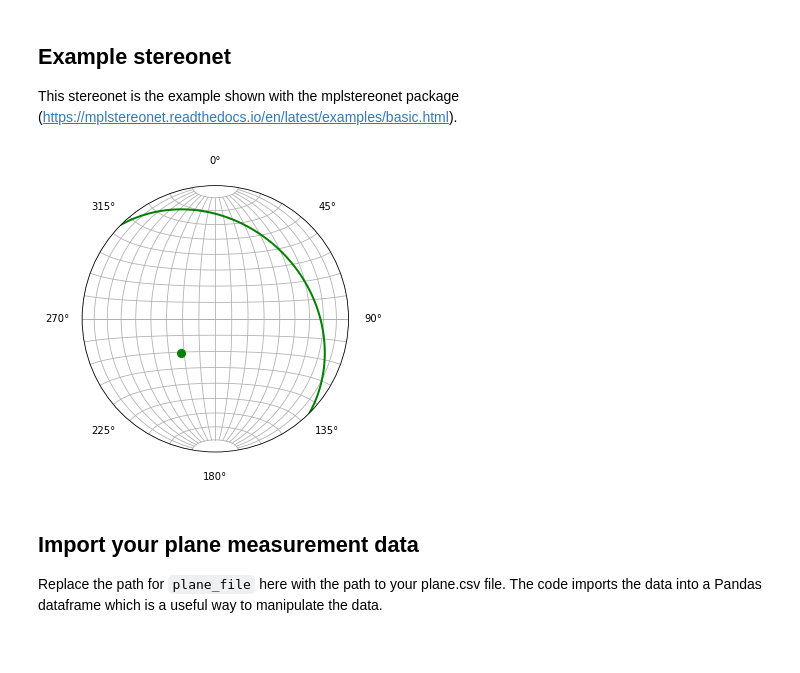
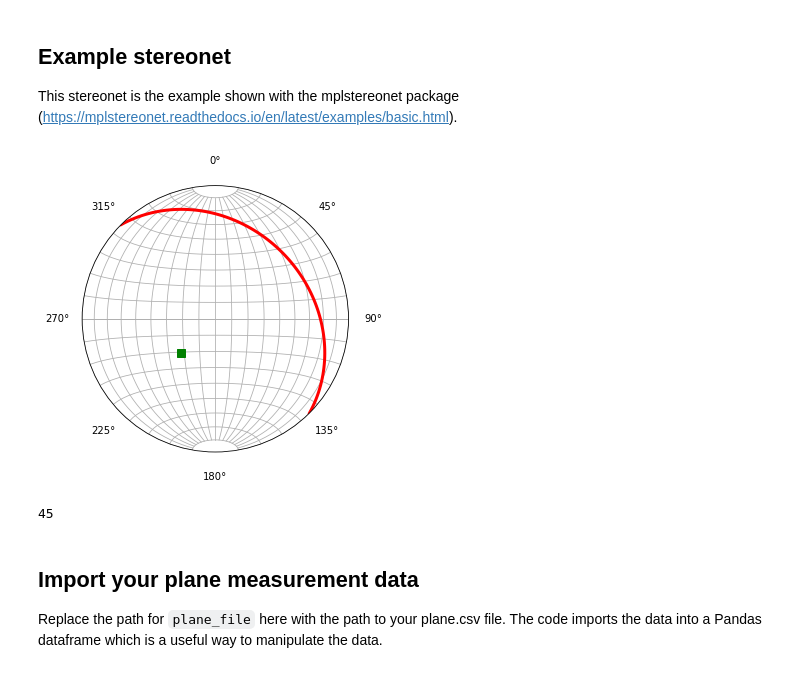
Before and after one commit to Swanson-Hysell/2022_EPS118, a Jupyter notebook: stereonet_bedding.ipynb, the cells around one changed output. Saved outputs shown, nothing was run; the diff lists cells and outputs as text; code cells hidden in the pictures.

```diff
--- a/stereonet_bedding.ipynb
+++ b/stereonet_bedding.ipynb
@@ -27,16 +27,20 @@ This stereonet is the example shown with the mplstereonet package (https://mplst
 # %%
 fig = plt.figure()
 ax = fig.add_subplot(projection='stereonet')
 
 strike, dip = 315, 30
-ax.plane(strike, dip, color='g', linewidth=2)
-ax.pole(strike, dip, color='g', markersize=8)
+ax.plane(strike, dip, color='red', linewidth=3)
+ax.pole(strike, dip, color='g',marker='s', markersize=8)
 ax.grid()
 fig.tight_layout()
 plt.savefig('./code_output/example_stereonet.pdf')
 plt.show()
 # %% [output]
-[figure, old version]
+[figure, new version]
+# %%
+315+90-360
+# %% [output]
+45
 # %% [markdown]
 ## Import your plane measurement data
 
```
Also changed, not shown: parts of 2 cells of this notebook.
